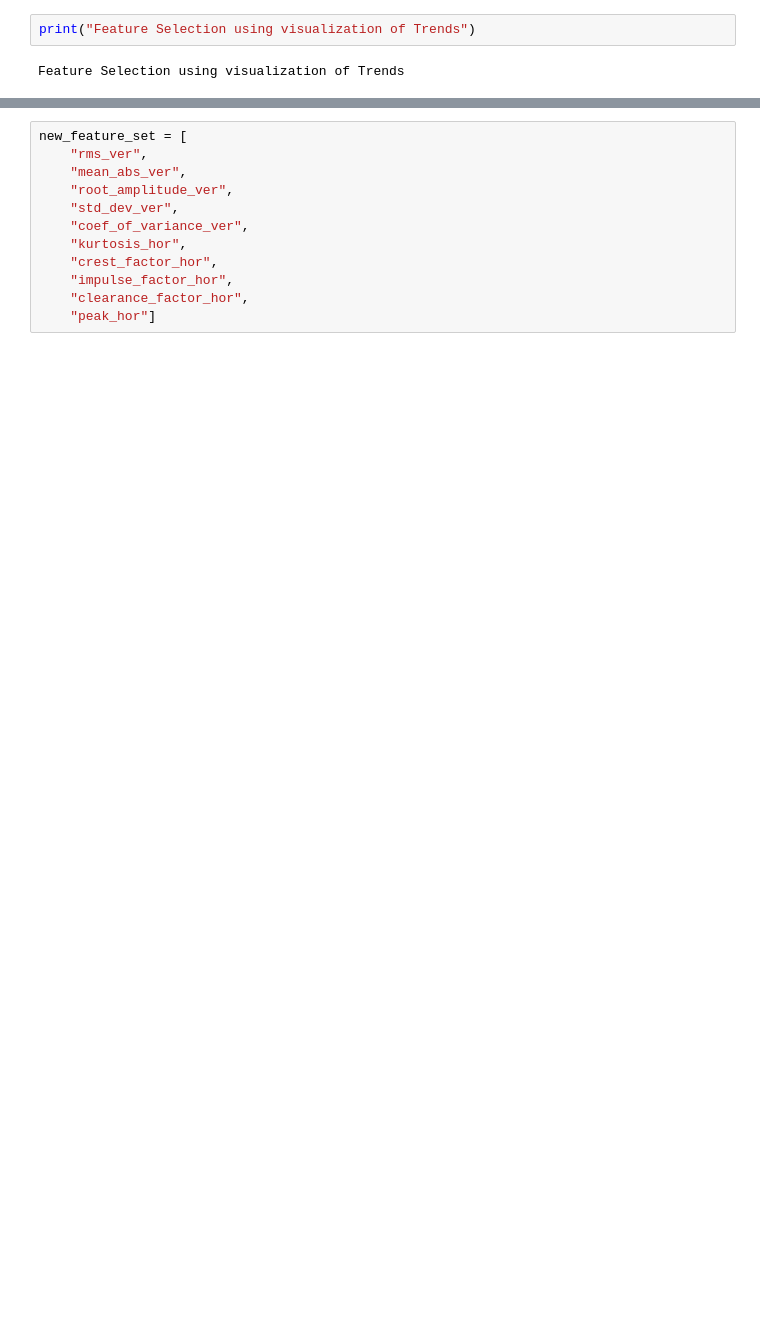
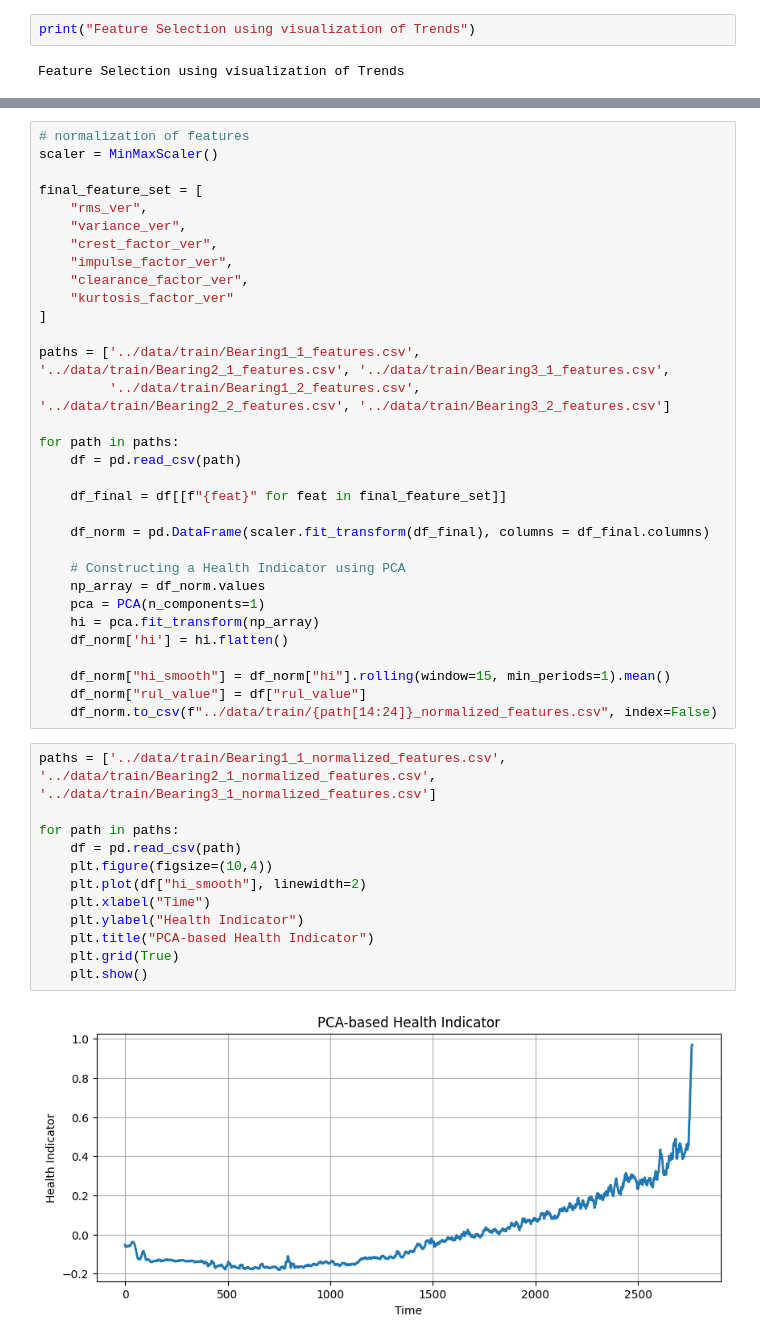
Before and after one commit to KiranGhumare/bearing-rul-ieee-phm2012, a Jupyter notebook: notebooks/feature_selection.ipynb, the cells around one changed output, grey strips where cells are left out. Drawn from its saved outputs; the diff is of its cells as text; blank space fills up the shorter version.

```diff
--- a/notebooks/feature_selection.ipynb
+++ b/notebooks/feature_selection.ipynb
@@ -62,12 +73,46 @@ plt.show()
-# %%
-new_feature_set = [
-    "rms_ver",
-    "mean_abs_ver",
-    "root_amplitude_ver",
-    "std_dev_ver",
-    "coef_of_variance_ver",
-    "kurtosis_hor",
-    "crest_factor_hor",
-    "impulse_factor_hor",
-    "clearance_factor_hor",
-    "peak_hor"]
+# %%
+# normalization of features
+scaler = MinMaxScaler()
+
+final_feature_set = [
+    "rms_ver",
+    "variance_ver",
+    "crest_factor_ver",
+    "impulse_factor_ver",
+    "clearance_factor_ver",
+    "kurtosis_factor_ver"
+]
+
+paths = ['../data/train/Bearing1_1_features.csv', '../data/train/Bearing2_1_features.csv', '../data/train/Bearing3_1_features.csv',
+         '../data/train/Bearing1_2_features.csv', '../data/train/Bearing2_2_features.csv', '../data/train/Bearing3_2_features.csv']
+
+for path in paths:
+    df = pd.read_csv(path)
+
+    df_final = df[[f"{feat}" for feat in final_feature_set]]
+
+    df_norm = pd.DataFrame(scaler.fit_transform(df_final), columns = df_final.columns)
+
+    # Constructing a Health Indicator using PCA
+    np_array = df_norm.values
+    pca = PCA(n_components=1)
+    hi = pca.fit_transform(np_array)
+    df_norm['hi'] = hi.flatten()
+
+    df_norm["hi_smooth"] = df_norm["hi"].rolling(window=15, min_periods=1).mean()
+    df_norm["rul_value"] = df["rul_value"]
+    df_norm.to_csv(f"../data/train/{path[14:24]}_normalized_features.csv", index=False)
+# %%
+paths = ['../data/train/Bearing1_1_normalized_features.csv', '../data/train/Bearing2_1_normalized_features.csv', '../data/train/Bearing3_1_normalized_features.csv']
+
+for path in paths:
+    df = pd.read_csv(path)
+    plt.figure(figsize=(10,4))
+    plt.plot(df["hi_smooth"], linewidth=2)
+    plt.xlabel("Time")
+    plt.ylabel("Health Indicator")
+    plt.title("PCA-based Health Indicator")
+    plt.grid(True)
+    plt.show()
+# %% [output]
+[figure, added]
```
Also changed, not shown: parts of 4 cells of this notebook, 1 other file.
